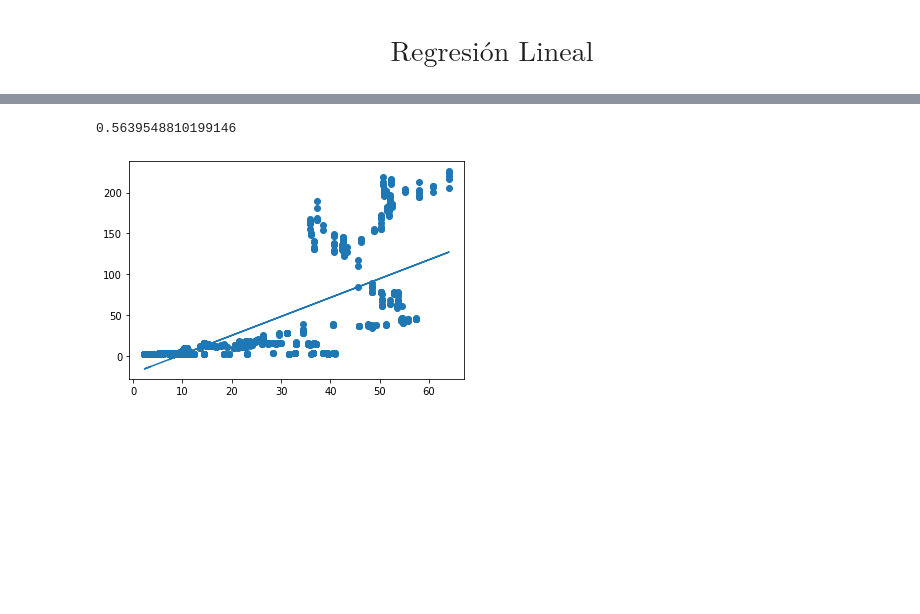
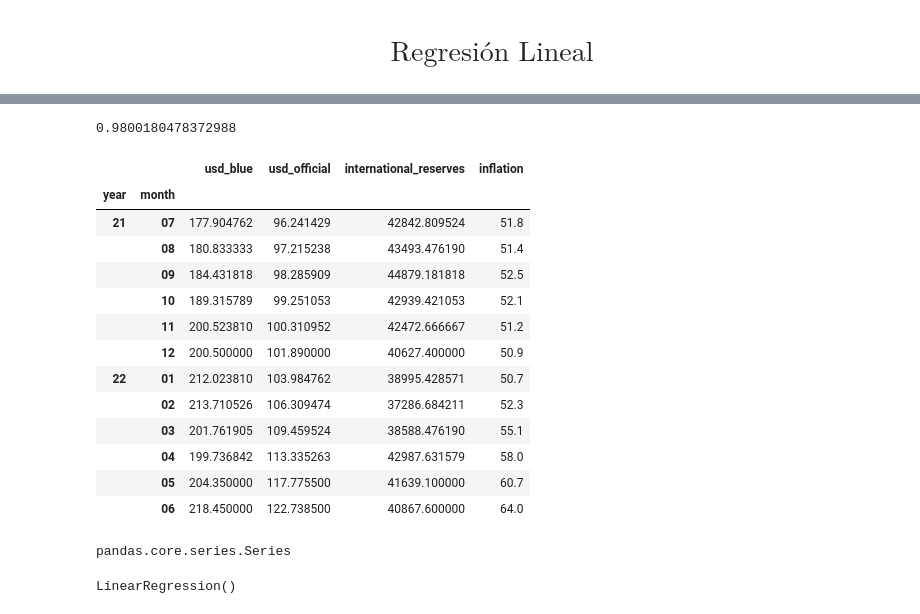
Before and after one commit to AlexRodriguezVillavicencio/dollar-blue-analysis, a Jupyter notebook: report/exploratory_analysis.ipynb, the cells around one changed output, grey strips where cells are left out. Drawn from its saved outputs; the diff is of its cells as text; code cells hidden in the pictures; blank space fills up the shorter version.

```diff
--- a/report/exploratory_analysis.ipynb
+++ b/report/exploratory_analysis.ipynb
@@ -63,10 +72,6 @@ fig.show()
 # %%
-from sklearn.linear_model import LinearRegression
-from sklearn.model_selection import train_test_split
-import numpy as np
-
-X = np.array(df_ex['inflation']).reshape(-1,1)
-y = np.array(df_ex['usd_blue']).reshape(-1,1)
+X = np.asanyarray(df_ex[['inflation','usd_official','international_reserves']])
+y = np.asanyarray(df_ex['usd_blue'])
 
 #datos de entrenamiento
 X_train, X_test, y_train, y_test = train_test_split(X, y , test_size=0.25)
@@ -76,15 +81,7 @@ reg = LinearRegression()
 reg.fit(X_train,y_train)
 reg.score(X_test,y_test)
 # %% [output]
-0.5639548810199146
+0.9800180478372988
-# %%
-# ploteo
-y_pred = reg.predict(X_test)
-plt.scatter(X_test,y_test)
-plt.plot(X_test,y_pred)
-plt.show()
-# %% [output]
-[figure, removed]
 # %%
 # transformación de datos categoricos one hot encoder
 df_ex['event_type'] = df_ex['event_type'].astype('category')
@@ -98,3 +95,25 @@ new_column = pd.DataFrame(codificación.toarray(), columns=codificador.categorie
 #uniendo...
 df_ex.drop(['event_type'], axis=1, inplace=True)
 df_ex = pd.concat([df_ex, new_column], axis=1)
+# %%
+df['date'] = pd.to_datetime(df['date'])
+df['month'] = df['date'].dt.strftime('%m')
+df['year'] = df['date'].dt.strftime('%y')
+# %%
+new = df.groupby(['year','month']).mean()
+new[-12:]
+# %% [output]
+|  |  | usd_blue | usd_official | international_reserves | inflation |
+| year | month |  |  |  |  |
+| 21 | 07 | 177.904762 | 96.241429 | 42842.809524 | 51.8 |
+|  | 08 | 180.833333 | 97.215238 | 43493.476190 | 51.4 |
+|  | 09 | 184.431818 | 98.285909 | 44879.181818 | 52.5 |
+|  | 10 | 189.315789 | 99.251053 | 42939.421053 | 52.1 |
+|  | 11 | 200.523810 | 100.310952 | 42472.666667 | 51.2 |
+|  | 12 | 200.500000 | 101.890000 | 40627.400000 | 50.9 |
+| 22 | 01 | 212.023810 | 103.984762 | 38995.428571 | 50.7 |
+|  | 02 | 213.710526 | 106.309474 | 37286.684211 | 52.3 |
+|  | 03 | 201.761905 | 109.459524 | 38588.476190 | 55.1 |
+|  | 04 | 199.736842 | 113.335263 | 42987.631579 | 58.0 |
+|  | 05 | 204.350000 | 117.775500 | 41639.100000 | 60.7 |
+|  | 06 | 218.450000 | 122.738500 | 40867.600000 | 64.0 |
@@ -100,0 +133,9 @@ df_ex = pd.concat([df_ex, new_column], axis=1)
+# %%
+type(price)
+# %% [output]
+pandas.core.series.Series
+# %%
+reg = LinearRegression()
+reg.fit(df_newa,price)
+# %% [output]
+LinearRegression()
```
Also changed, not shown: parts of 8 cells of this notebook, 8 other files.
